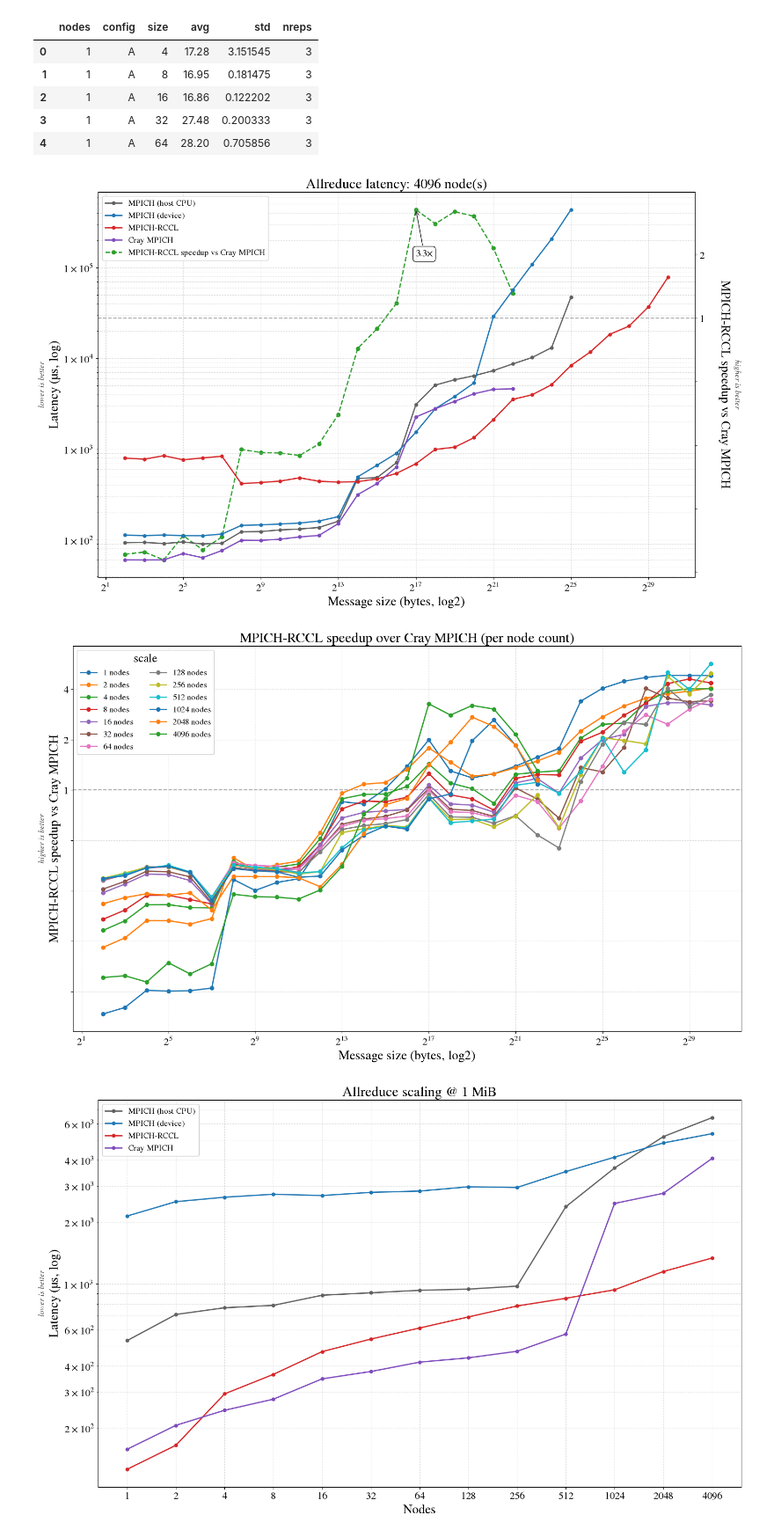
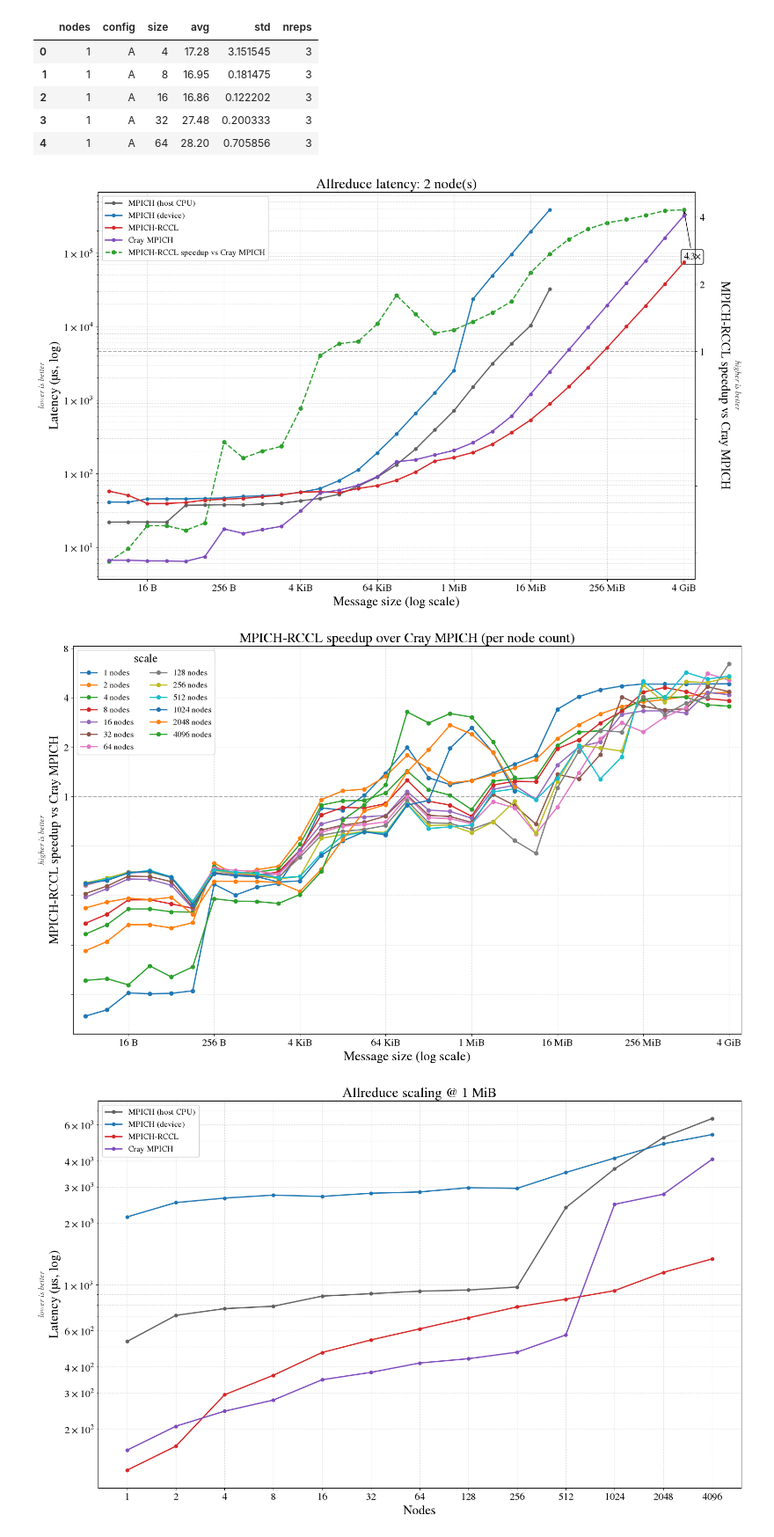
Before and after one commit to ggracelii/mpich-rccl, a Jupyter notebook: frontier/plots/plot.ipynb, the cells around one changed output. Shown at 88% size. Saved outputs shown, nothing was run; the diff lists cells and outputs as text; code cells hidden in the pictures.

Commit message:
csel confirm round 2 (16K brackets for N>=16); NOTES + plot updates

```diff
--- a/frontier/plots/plot.ipynb
+++ b/frontier/plots/plot.ipynb
@@ -147,11 +147,18 @@ def finish(fig):
 
 def plot_latency_vs_size(nodes, speedup_over="D"):
     fig, ax1 = plt.subplots(figsize=(16,10))
+    xall = []
     for cfg in ORDER:
         x,y = series(nodes,cfg)
-        if len(x): ax1.plot(x,y,**STYLE[cfg])
+        if len(x): ax1.plot(x,y,**STYLE[cfg]); xall += [x.min(), x.max()]
     ax1.set_xscale("log", base=2); ax1.set_yscale("log")
-    ax1.set_xlabel("Message size (bytes, log2)")
+    if xall:
+        ax1.set_xlim(min(xall)/1.5, max(xall)*1.5)   # end the axis at the data, not the next tick
+        t, ticks = max(xall), []                      # identical series on all size plots: 4 GiB, 256 MiB, ... 16 B
+        while t >= min(xall): ticks.append(t); t /= 16
+        ax1.set_xticks(ticks)
+    ax1.xaxis.set_major_formatter(FuncFormatter(lambda x,_: human(x) if x >= 1 else ""))
+    ax1.set_xlabel("Message size (log scale)")
     ylabel2(ax1, LAT_MAIN, "lower is better", "left")
     ax1.set_title(f"Allreduce latency: {nodes} node(s)")
     ax1.yaxis.set_major_formatter(FuncFormatter(sci)); ax1.grid(True, which="both", ls="--", alpha=0.4)
@@ -177,16 +184,24 @@ def plot_latency_vs_size(nodes, speedup_over="D"):
 
 def plot_speedup_vs_size(baseline="D"):
     fig, ax = plt.subplots(figsize=(16,10))
+    xall = []
     for n in sorted(data.nodes.unique()):
         xc,yc = series(n,"C"); xb,yb = series(n,baseline)
         common = np.intersect1d(xc,xb)
         if not len(common): continue
         sc = np.array([yb[list(xb).index(s)]/yc[list(xc).index(s)] for s in common])
         ax.plot(common, sc, marker="o", linestyle="-", lw=2, label=f"{n} nodes")
+        xall += [common.min(), common.max()]
     ax.axhline(1, color="#aaaaaa", ls="--", lw=1.5, zorder=0)
     ax.set_xscale("log", base=2); ax.set_yscale("log", base=2)
+    if xall:
+        ax.set_xlim(min(xall)/1.5, max(xall)*1.5)
+        t, ticks = max(xall), []
+        while t >= min(xall): ticks.append(t); t /= 16
+        ax.set_xticks(ticks)
     ax.yaxis.set_major_formatter(FuncFormatter(lambda y,_: (f"{y:g}" if y>=1 else "")))
-    ax.set_xlabel("Message size (bytes, log2)")
+    ax.xaxis.set_major_formatter(FuncFormatter(lambda x,_: human(x) if x >= 1 else ""))
+    ax.set_xlabel("Message size (log scale)")
     ylabel2(ax, SPD_MAIN(baseline), "higher is better", "left")
     ax.set_title(f"{LABEL['C']} speedup over {LABEL[baseline]} (per node count)")
     ax.grid(True, which="both", ls="--", alpha=0.4); ax.legend(title="scale", framealpha=1, ncol=2)
@@ -321,13 +336,13 @@ def plot_ml_sync(baseline="D", source="exact"):
     finish(fig)
     return df
 # %%
-plot_latency_vs_size(4096)          # node count: 1, 2, 4, 8, ... 1024, 2048, 4096
+plot_latency_vs_size(2)          # node count: 1, 2, 4, 8, ... 1024, 2048, 4096
 # %% [output]
-[figure, old version]
+[figure, new version]
 # %%
-plot_speedup_vs_size("D")        # baseline: "D"=Cray, "B"=MPICH (device)
+plot_speedup_vs_size("D")        t# baseline: "D"=Cray, "B"=MPICH (device)
 # %% [output]
-[figure, old version]
+[figure, new version]
 # %%
 plot_scaling("1MiB")             # size: "1KiB", "16MiB", "1GiB", "2GiB", "4GiB", ... (raw bytes also ok)
 # %% [output]
```
Also changed, not shown: parts of 2 cells of this notebook, 3 other files.
